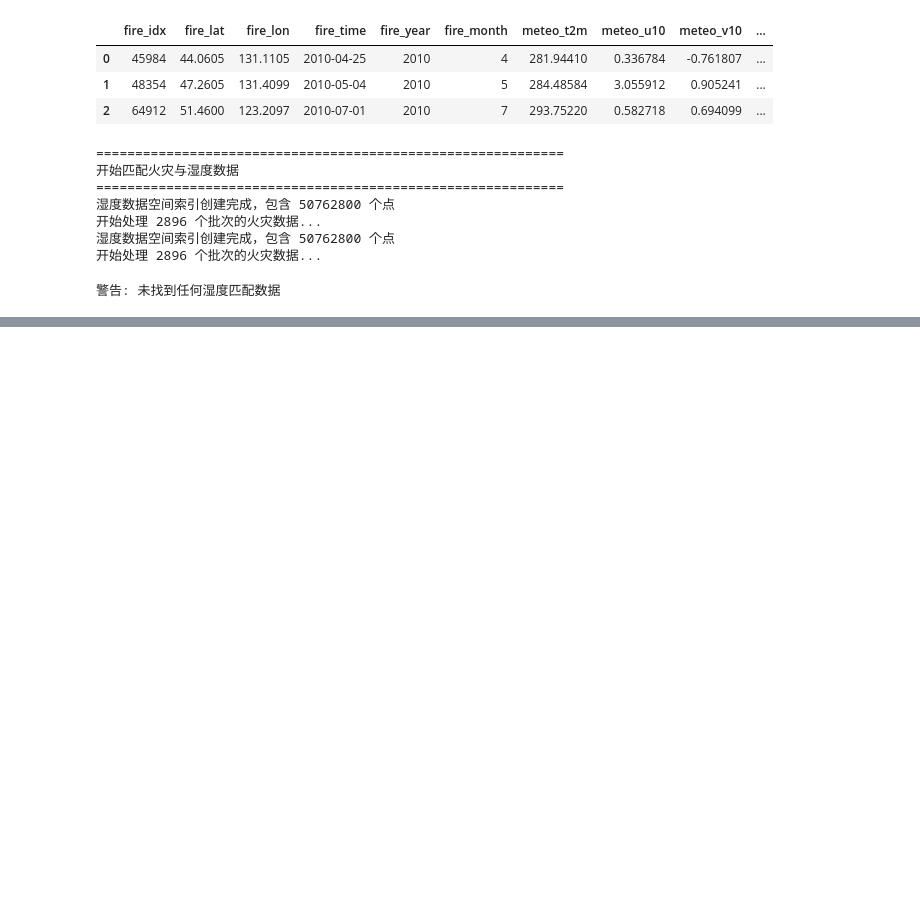
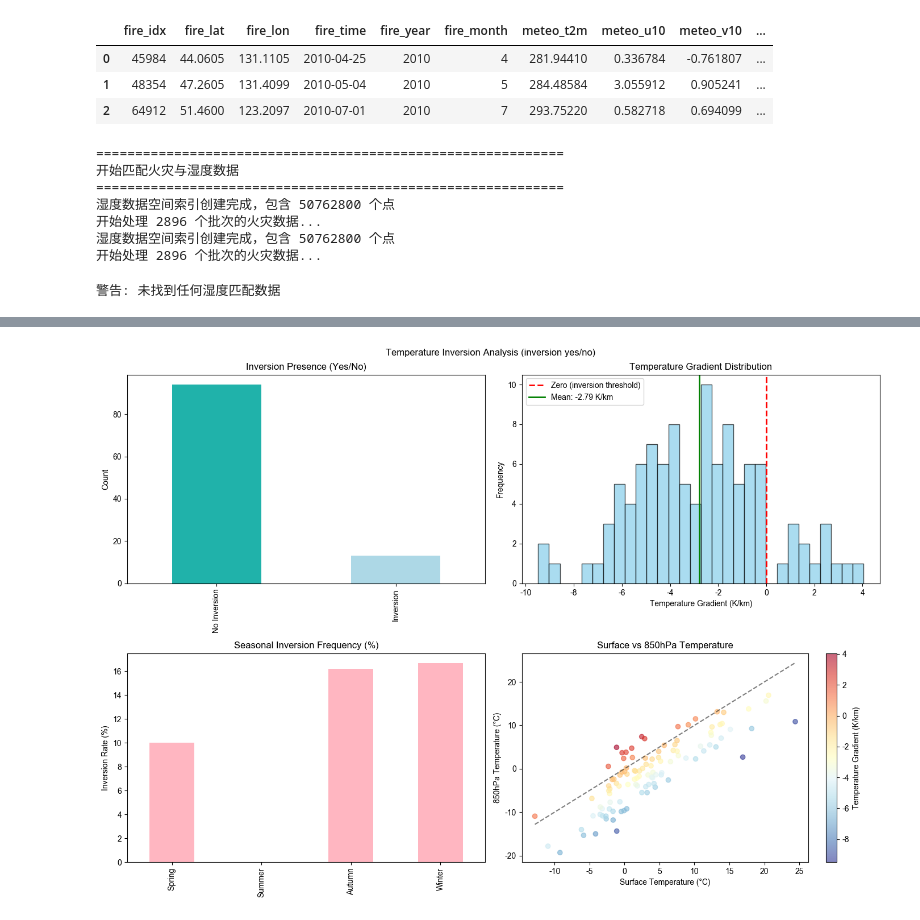
Before and after one commit to George-hardworking/course5020-project, a Jupyter notebook: script/challenge3.ipynb, the cells around one changed output, grey strips where cells are left out. Drawn from its saved outputs; the diff is of its cells as text; code cells hidden in the pictures; blank space fills up the shorter version.

```diff
--- a/script/challenge3.ipynb
+++ b/script/challenge3.ipynb
@@ -1166,0 +1559,96 @@ else:
+# %%
+# 最终版本：温度逆转层分析
+print("=" * 70)
+print("温度逆转层分析（简化：是否存在逆温）")
+print("=" * 70)
+
+# 检查数据可用性并打印信息
+print(f"combined_df 记录数: {len(combined_df)}")
+print(f"可用列: {list(combined_df.columns)}")
+
+# 指定需要的温度列
+t2m_col = 'wind_meteo_t2m'
+temp_850_col = 'temperature_850hpa'
+
+if temp_850_col in combined_df.columns and t2m_col in combined_df.columns:
+    valid_data = combined_df[combined_df[temp_850_col].notna() & combined_df[t2m_col].notna()].copy()
+    if len(valid_data) == 0:
+        print("未找到有效的地面与850hPa温度配对数据。")
+    else:
+        # 将温度转换为摄氏度以便阅读
+        valid_data['t2m_celsius'] = valid_data[t2m_col] - 273.15
+        valid_data['t850_celsius'] = valid_data[temp_850_col] - 273.15
+        # 计算温度梯度（K/km），850hPa 与地面近似高度差取1.5 km
+        height_diff = 1.5
+        valid_data['temp_gradient'] = (valid_data[temp_850_col] - valid_data[t2m_col]) / height_diff
+        # 仅判断是否为逆温
+        valid_data['is_inversion'] = valid_data['temp_gradient'] > 0
+
+        # 基本统计
+        total = len(valid_data)
+        inversion_count = int(valid_data['is_inversion'].sum())
+        inversion_rate = inversion_count / total * 100
+        print(f"总样本数: {total}")
+        print(f"逆温事件数: {inversion_count} ({inversion_rate:.1f}%)")
+
+        # 若含有季节信息，输出各季逆温频率
+        if 'season' in valid_data.columns:
+            seasonal = valid_data.groupby('season')['is_inversion'].agg(['count','sum'])
+            print("\n各季逆温统计:")
+            print(seasonal)
+
+        # 可视化：逆温存在/不存在计数、温度梯度分布、季节性逆温率、地面与850hPa散点
+        fig, ((ax1, ax2), (ax3, ax4)) = plt.subplots(2,2, figsize=(14,10))
+        fig.suptitle('Temperature Inversion Analysis (inversion yes/no)')
+
+        # 1. 逆温存在/不存在计数
+        inv_counts = valid_data['is_inversion'].value_counts().reindex([False, True]).fillna(0)
+        inv_counts.index = ['No Inversion', 'Inversion']
+        inv_counts.plot(kind='bar', color=['lightseagreen','lightblue'], ax=ax1)
+        ax1.set_title('Inversion Presence (Yes/No)')
+        ax1.set_ylabel('Count')
+
+        # 2. 温度梯度分布
+        ax2.hist(valid_data['temp_gradient'], bins=30, alpha=0.7, color='skyblue', edgecolor='black')
+        ax2.axvline(0, color='red', linestyle='--', linewidth=2, label='Zero (inversion threshold)')
+        ax2.axvline(valid_data['temp_gradient'].mean(), color='green', linestyle='-', linewidth=2,
+                   label=f'Mean: {valid_data["temp_gradient"].mean():.2f} K/km')
+        ax2.set_title('Temperature Gradient Distribution')
+        ax2.set_xlabel('Temperature Gradient (K/km)')
+        ax2.set_ylabel('Frequency')
+        ax2.legend()
+
+        # 3. 季节性逆温率
+        if 'season' in valid_data.columns:
+            seasonal_rate = valid_data.groupby('season')['is_inversion'].mean() * 100
+            seasonal_rate = seasonal_rate.reindex(['春季','夏季','秋季','冬季']).fillna(0)
+            seasonal_rate.index = [ {'春季':'Spring','夏季':'Summer','秋季':'Autumn','冬季':'Winter'}.get(i,i) for i in seasonal_rate.index]
+            seasonal_rate.plot(kind='bar', color='lightpink', ax=ax3)
+            ax3.set_title('Seasonal Inversion Frequency (%)')
+            ax3.set_ylabel('Inversion Rate (%)')
+        else:
+            ax3.text(0.5,0.5,'No season data', ha='center', va='center')
+            ax3.set_title('Seasonal Inversion Frequency')
+
+        # 4. 地面 vs 850hPa 散点
+        scatter = ax4.scatter(valid_data['t2m_celsius'], valid_data['t850_celsius'],
+                              c=valid_data['temp_gradient'], cmap='RdYlBu_r', alpha=0.6)
+        ax4.plot([valid_data['t2m_celsius'].min(), valid_data['t2m_celsius'].max()],
+                 [valid_data['t2m_celsius'].min(), valid_data['t2m_celsius'].max()], 'k--', alpha=0.5)
+        ax4.set_xlabel('Surface Temperature (°C)')
+        ax4.set_ylabel('850hPa Temperature (°C)')
+        ax4.set_title('Surface vs 850hPa Temperature')
+        cbar = plt.colorbar(scatter, ax=ax4)
+        cbar.set_label('Temperature Gradient (K/km)')
+
+        plt.tight_layout()
+        viz_file = f"{results_dir}/inversion_final_visualization_{'test' if RUN_TEST_ONLY else 'full'}.png"
+        plt.savefig(viz_file, dpi=300, bbox_inches='tight')
+        print(f"已保存可视化: {viz_file}")
+        plt.show()
+
+        globals()['inversion_analysis'] = valid_data
+        print('逆温分析结果已保存至全局变量 inversion_analysis')
+else:
+    print('缺少执行逆温分析所需的温度列。')
+# %% [output]
@@ -1166,0 +1671 @@ else:
+[figure, added]
```
Also changed, not shown: parts of 14 cells of this notebook, 6 other files.
